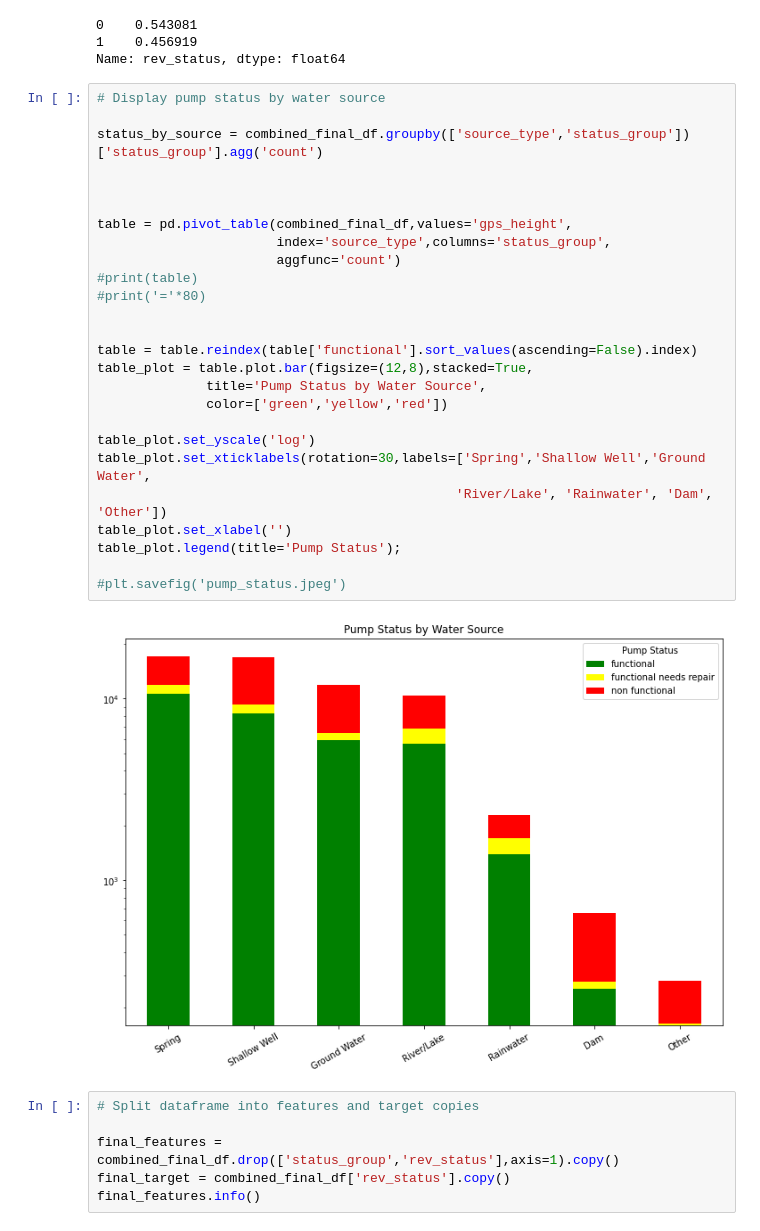
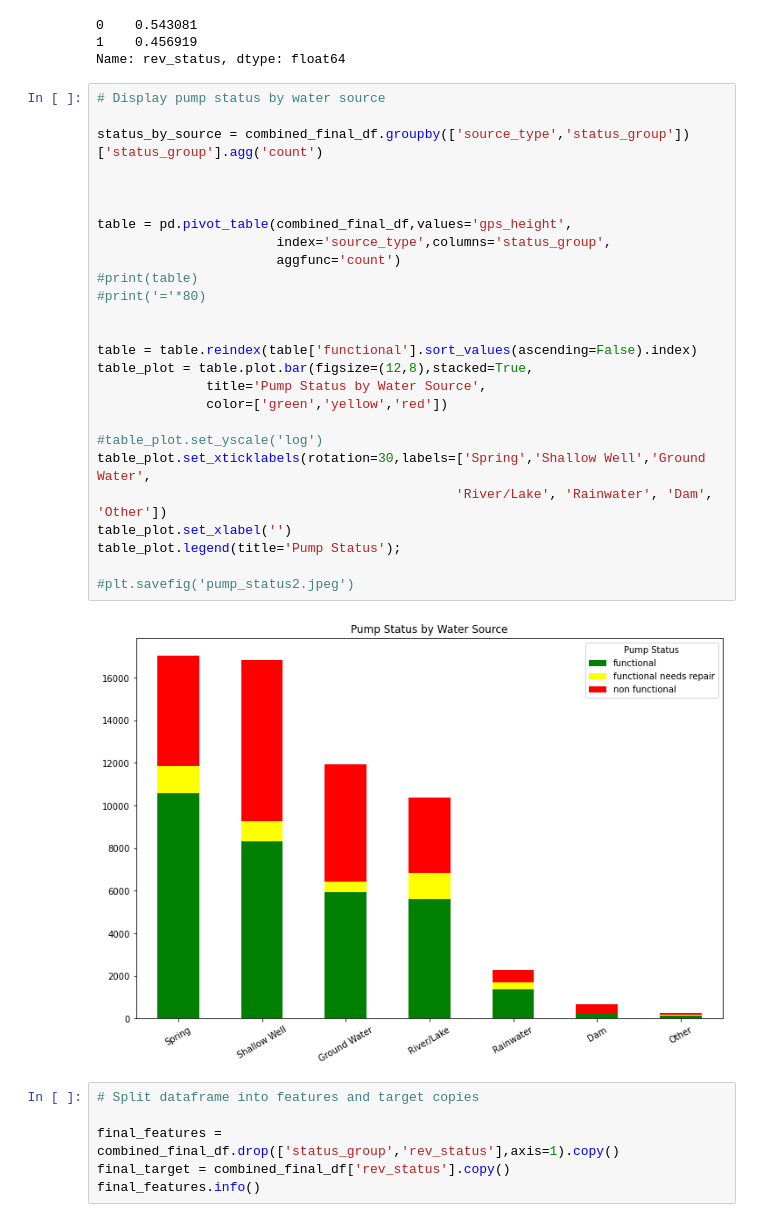
Before and after one commit to CoderAPS/Water_Pump_Status, a Jupyter notebook: Phase3_project.ipynb, the cells around one changed output. Saved outputs shown, nothing was run; the diff lists cells and outputs as text.

```diff
--- a/Phase3_project.ipynb
+++ b/Phase3_project.ipynb
@@ -510,31 +512,31 @@ Name: rev_status, dtype: float64
 # %%
 # Display pump status by water source
 
 status_by_source = combined_final_df.groupby(['source_type','status_group'])['status_group'].agg('count')
 
 
 
 table = pd.pivot_table(combined_final_df,values='gps_height',
                        index='source_type',columns='status_group',
                        aggfunc='count')
 #print(table)
 #print('='*80)
 
 
 table = table.reindex(table['functional'].sort_values(ascending=False).index)
 table_plot = table.plot.bar(figsize=(12,8),stacked=True,
               title='Pump Status by Water Source',
               color=['green','yellow','red'])
 
-table_plot.set_yscale('log')
+#table_plot.set_yscale('log')
 table_plot.set_xticklabels(rotation=30,labels=['Spring','Shallow Well','Ground Water',
                                               'River/Lake', 'Rainwater', 'Dam', 'Other'])
 table_plot.set_xlabel('')
 table_plot.legend(title='Pump Status');
 
-#plt.savefig('pump_status.jpeg')
+#plt.savefig('pump_status2.jpeg')
 # %% [output]
-[figure, old version]
+[figure, new version]
 # %%
 # Split dataframe into features and target copies
 
```
Also changed, not shown: parts of 16 cells of this notebook, 2 other files.
